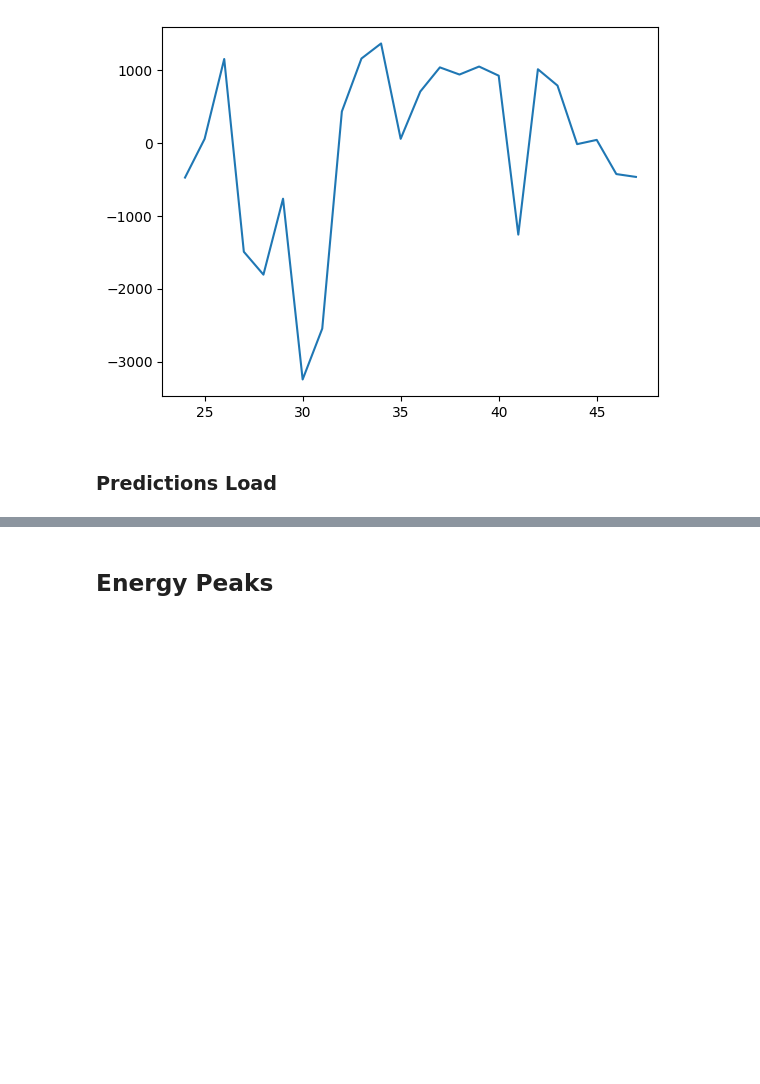
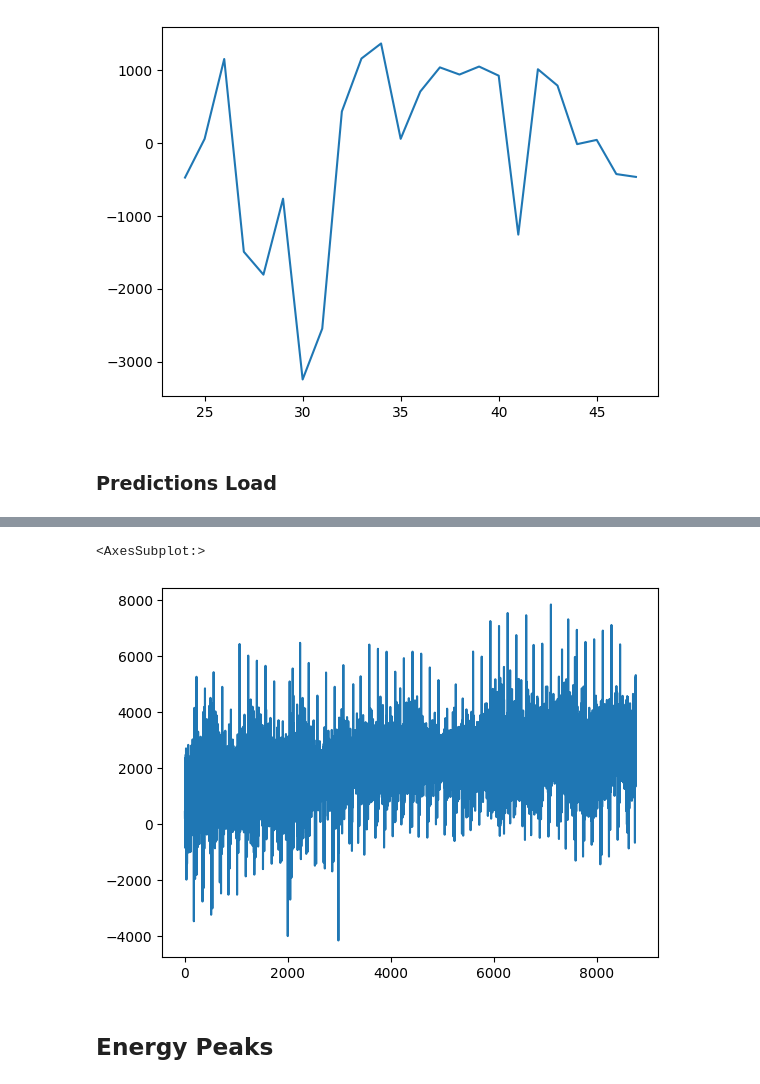
Before and after one commit to mepfel/majwo, a Jupyter notebook: predictibality_model_python/analysis.ipynb, the cells around one changed output, grey strips where cells are left out. Drawn from its saved outputs; the diff is of its cells as text; code cells hidden in the pictures; blank space fills up the shorter version.

```diff
--- a/predictibality_model_python/analysis.ipynb
+++ b/predictibality_model_python/analysis.ipynb
@@ -122,6 +122,7 @@ def forecast_nn_loads(df_train,df_test):
         n_lags = 24,
         weekly_seasonality=True,
         daily_seasonality=True,
+        yearly_seasonality=True
     )
     # Fit the model on the dataset (this might take a bit)
     m.fit(df_train, progress= None)
@@ -134,13 +135,13 @@ def forecast_nn_loads(df_train,df_test):
 # Create an empty DataFrame with specified columns
 predictions = pd.DataFrame(columns=['ds', 'y', 'residuals'])
 # Length for training
-length = 14
+length = 365
 # First year has 365 days where we use only the last 14 days for training to predict the next day
-start = 350
-for d in range(start + 1, start + 100):
+start = 1
+for d in range(start, start + 1):
     print(d)
     df_train = df.iloc[((d - 1) * 24):((length + d) * 24)]
-    df_test = df.iloc[((d + length - 1) * 24):((d + length + 1) * 24)]
+    df_test = df.iloc[((d + length - 1) * 24):((d + length + 365) * 24)]
     forecast = forecast_nn_loads(df_train,df_test)
     # Concatenate df_test to predictions
     predictions = pd.concat([predictions, forecast], ignore_index=True)
@@ -147,6 +156,11 @@ for d in range(start + 1, start + 100):
 # %%
 # Save DataFrame to a CSV file
 predictions.to_csv('load_16_model-neuralprophet.csv', index=False)
+# %%
+predictions.residuals.plot()
+# %% [output]
+<AxesSubplot:>
+[figure, added]
 # %% [markdown]
 ## Energy Peaks
 # %%
```
Also changed, not shown: parts of 1 cell of this notebook, 10 other files.
